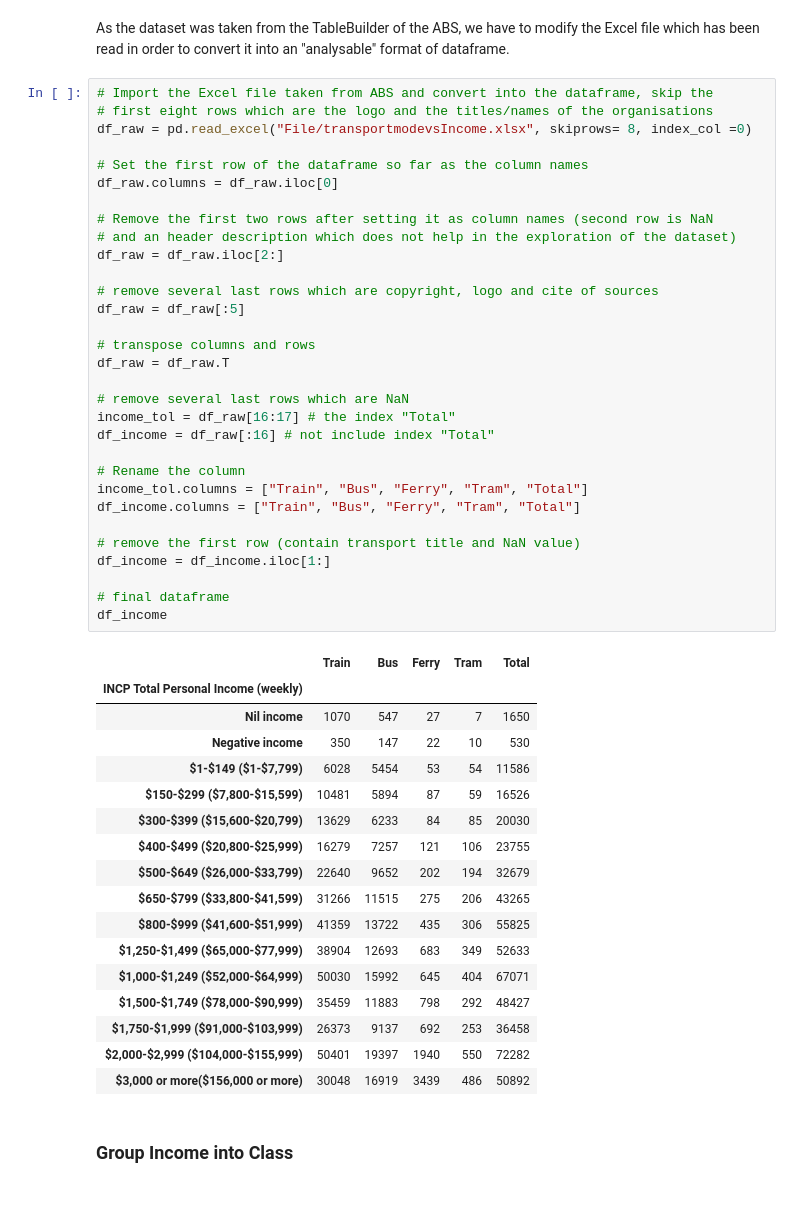
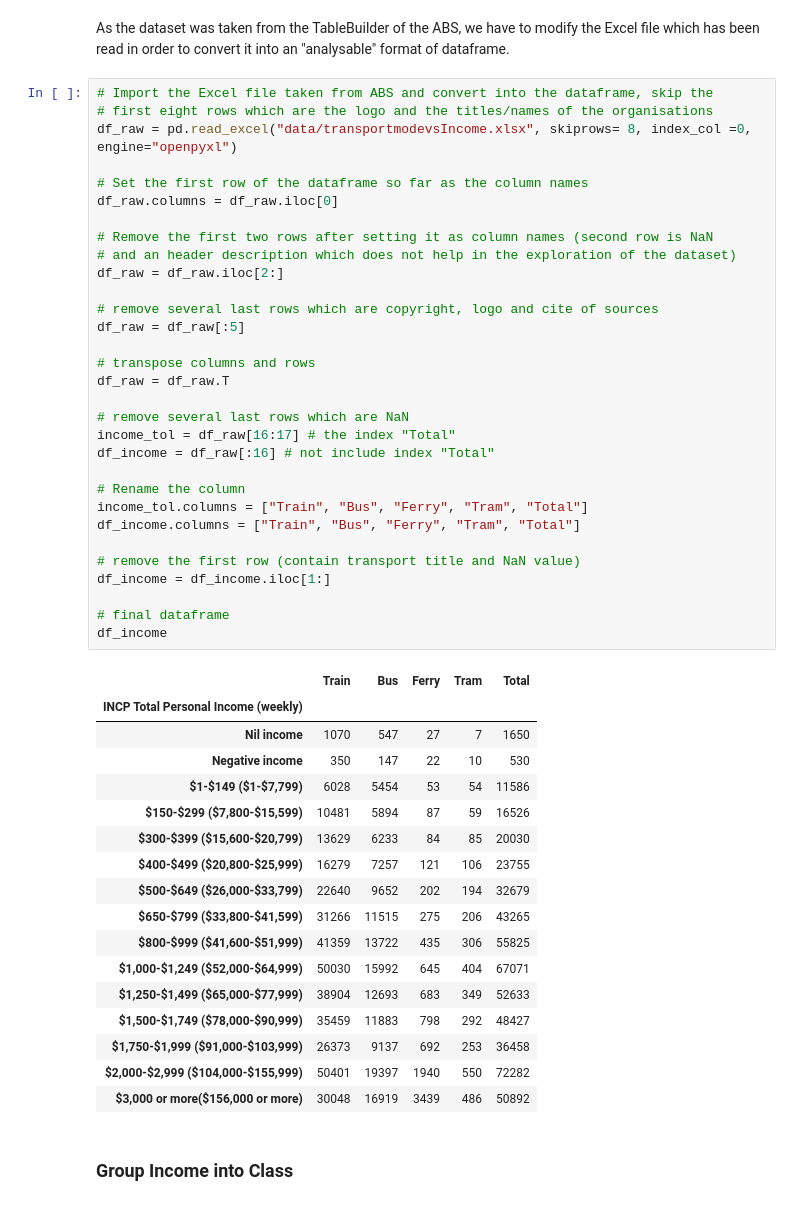
Before and after one commit to ethanaire/Analyzing-NSW-Public-Transports-with-Opal-Cards, a Jupyter notebook: Transport Usage by Income.ipynb, the cells around one changed output. Drawn from its saved outputs; the diff is of its cells as text.

```diff
--- a/Transport Usage by Income.ipynb
+++ b/Transport Usage by Income.ipynb
@@ -81,7 +81,7 @@ As the dataset was taken from the TableBuilder of the ABS, we have to modify the
 # %%
 # Import the Excel file taken from ABS and convert into the dataframe, skip the
 # first eight rows which are the logo and the titles/names of the organisations
-df_raw = pd.read_excel("File/transportmodevsIncome.xlsx", skiprows= 8, index_col =0)
+df_raw = pd.read_excel("data/transportmodevsIncome.xlsx", skiprows= 8, index_col =0, engine="openpyxl")
 
 # Set the first row of the dataframe so far as the column names
 df_raw.columns = df_raw.iloc[0]
@@ -94,35 +94,35 @@ df_raw = df_raw.iloc[2:]
 df_raw = df_raw[:5]
 
 # transpose columns and rows
 df_raw = df_raw.T
 
 # remove several last rows which are NaN
 income_tol = df_raw[16:17] # the index "Total"
 df_income = df_raw[:16] # not include index "Total"
 
 # Rename the column
 income_tol.columns = ["Train", "Bus", "Ferry", "Tram", "Total"]
 df_income.columns = ["Train", "Bus", "Ferry", "Tram", "Total"]
 
 # remove the first row (contain transport title and NaN value)
 df_income = df_income.iloc[1:]
 
 # final dataframe
 df_income
 # %% [output]
 |  | Train | Bus | Ferry | Tram | Total |
 | INCP Total Personal Income (weekly) |  |  |  |  |  |
 | Nil income | 1070 | 547 | 27 | 7 | 1650 |
 | Negative income | 350 | 147 | 22 | 10 | 530 |
 | $1-$149 ($1-$7,799) | 6028 | 5454 | 53 | 54 | 11586 |
 | $150-$299 ($7,800-$15,599) | 10481 | 5894 | 87 | 59 | 16526 |
 | $300-$399 ($15,600-$20,799) | 13629 | 6233 | 84 | 85 | 20030 |
 | $400-$499 ($20,800-$25,999) | 16279 | 7257 | 121 | 106 | 23755 |
 | $500-$649 ($26,000-$33,799) | 22640 | 9652 | 202 | 194 | 32679 |
 | $650-$799 ($33,800-$41,599) | 31266 | 11515 | 275 | 206 | 43265 |
 | $800-$999 ($41,600-$51,999) | 41359 | 13722 | 435 | 306 | 55825 |
+| $1,000-$1,249 ($52,000-$64,999) | 50030 | 15992 | 645 | 404 | 67071 |
 | $1,250-$1,499 ($65,000-$77,999) | 38904 | 12693 | 683 | 349 | 52633 |
-| $1,000-$1,249 ($52,000-$64,999) | 50030 | 15992 | 645 | 404 | 67071 |
 | $1,500-$1,749 ($78,000-$90,999) | 35459 | 11883 | 798 | 292 | 48427 |
 | $1,750-$1,999 ($91,000-$103,999) | 26373 | 9137 | 692 | 253 | 36458 |
 | $2,000-$2,999 ($104,000-$155,999) | 50401 | 19397 | 1940 | 550 | 72282 |
```
Also changed, not shown: parts of 9 cells of this notebook, 1 other file.
